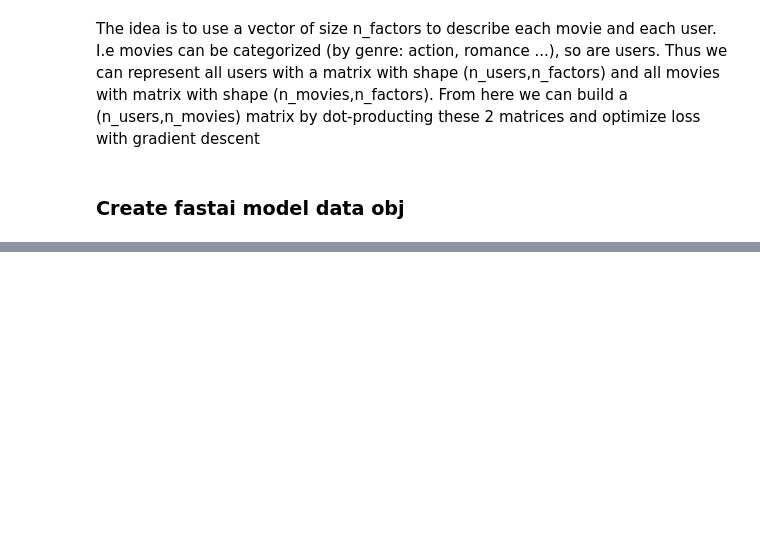
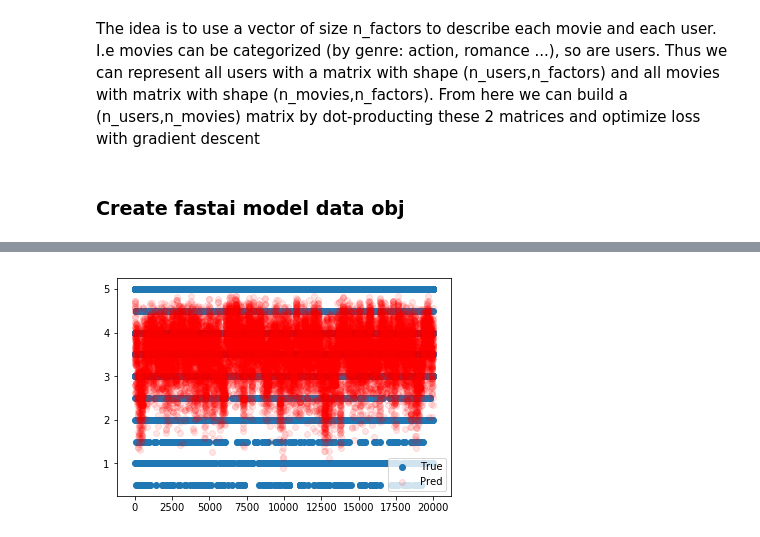
Before and after one commit to anhquan0412/basic_model_scratch, a Jupyter notebook: collab_filtering.ipynb, the cells around one changed output, grey strips where cells are left out. Saved outputs shown, nothing was run; the diff lists cells and outputs as text; code cells hidden in the pictures; blank space fills up the shorter version.

Commit message:
finish collab

````diff
--- a/collab_filtering.ipynb
+++ b/collab_filtering.ipynb
@@ -13,7 +13,8 @@ Collab filtering model + embedding layers will be built entirely with pytorch an
 # %%
 from fastai.learner import * # fastai fit/predict function
 from fastai.column_data import * # fastai columnar (structred) data loader
-PATH = Path('data/large_ds/ml-latest')
+# PATH = Path('data/large_ds/ml-latest')
+PATH = Path('data/large_ds/ml-latest-small')
 # %% [markdown]
 Dataset contains 26+ million ratings and 753000+ tag applications across 45000+ movies
 ```
@@ -109,4 +170,5 @@ val_idxs = get_val_idxs(len(ratings),.2)
 # %%
-cf = CollabFilterDataset.from_csv(PATH, 'ratings.csv', 'userId', 'movieId', 'rating')
-# learn = cf.get_learner(n_factors, val_idxs, 64, opt_fn=optim.Adam)
-# learn.fit(1e-2, 2, wds=wd, cycle_len=1, cycle_mult=2)
+# run the default fast.ai collab-filtering model (EmbeddingBias)
+n_factors=50
+learn = cf.get_learner(n_factors, val_idxs, 64, opt_fn=optim.Adam)
+learn.fit(1e-2, 2, wds=1e-4, cycle_len=1)
@@ -117,0 +181,10 @@ array([     0,      0,      0, ..., 270895, 270895, 270895])
+# %%
+pred = learn.predict() #predict on validation set
+y_val = learn.data.val_y
+# %%
+plt.scatter(range(0,len(y_val)),y_val,label='True')
+plt.scatter(range(0,len(pred)),pred,c='r',alpha=0.1,label='Pred')
+plt.legend()
+plt.show()
+# %% [output]
+[figure, added]
````
Also changed, not shown: parts of 49 cells of this notebook.
